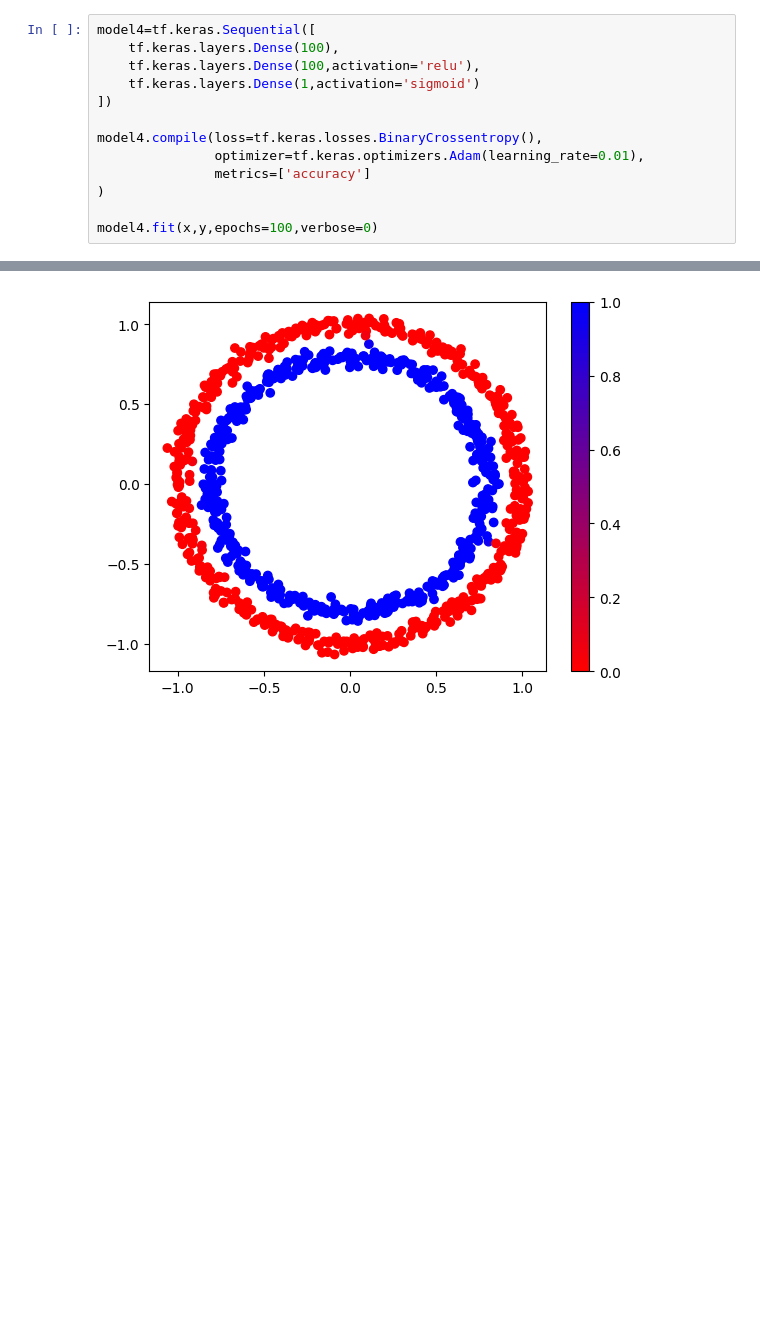
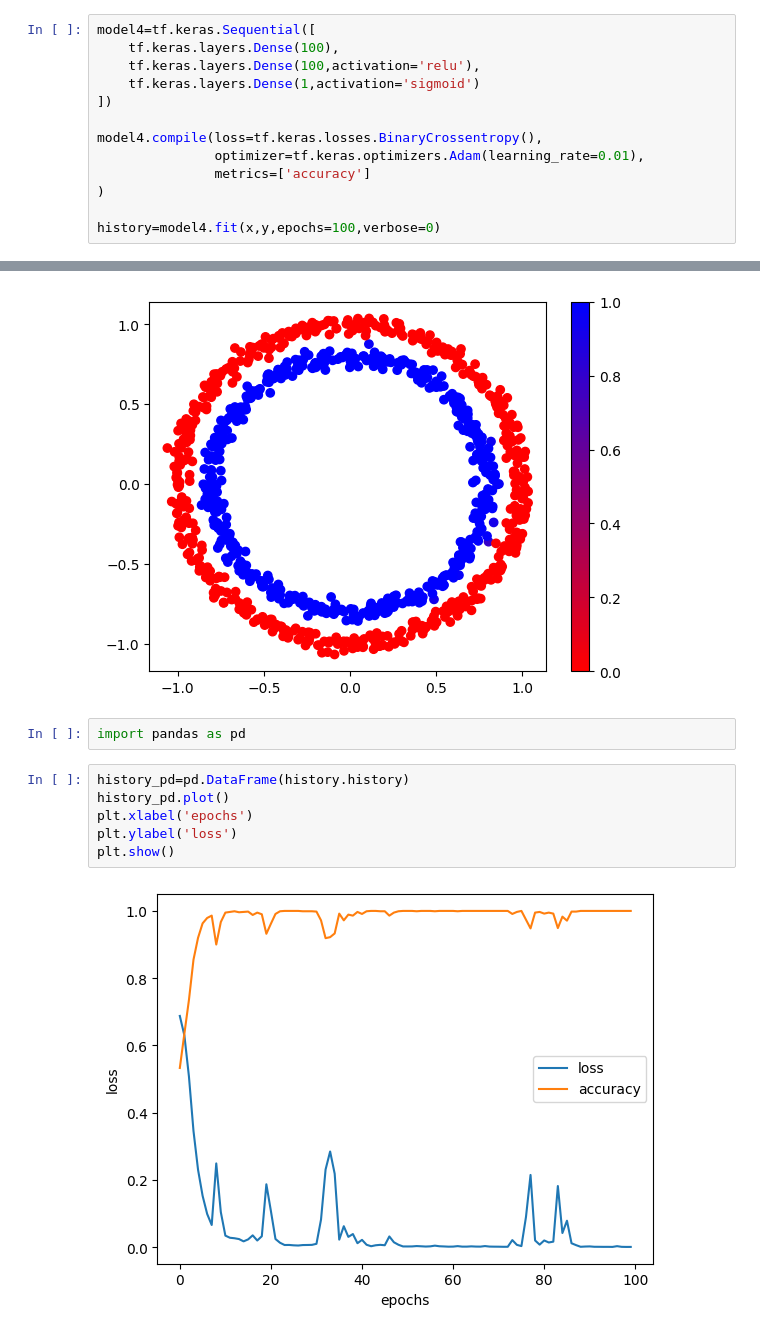
Before and after one commit to 88FaHaD/ML, a Jupyter notebook: visualclassifiction.ipynb, the cells around one changed output, grey strips where cells are left out. Cells and saved outputs as stored; diff of their text form; blank space fills up the shorter version.

```diff
--- a/visualclassifiction.ipynb
+++ b/visualclassifiction.ipynb
@@ -151,4 +151,4 @@ model4.compile(loss=tf.keras.losses.BinaryCrossentropy(),
                metrics=['accuracy']
 )
 
-model4.fit(x,y,epochs=100,verbose=0)
+history=model4.fit(x,y,epochs=100,verbose=0)
@@ -189,3 +187,13 @@ plt.show()
 # %% [output]
 32/32 [==============================] - 0s 1ms/step
 [figure]
+# %%
+import pandas as pd
+# %%
+history_pd=pd.DataFrame(history.history)
+history_pd.plot()
+plt.xlabel('epochs')
+plt.ylabel('loss')
+plt.show()
+# %% [output]
+[figure, added]
```
Also changed, not shown: parts of 5 cells of this notebook.
